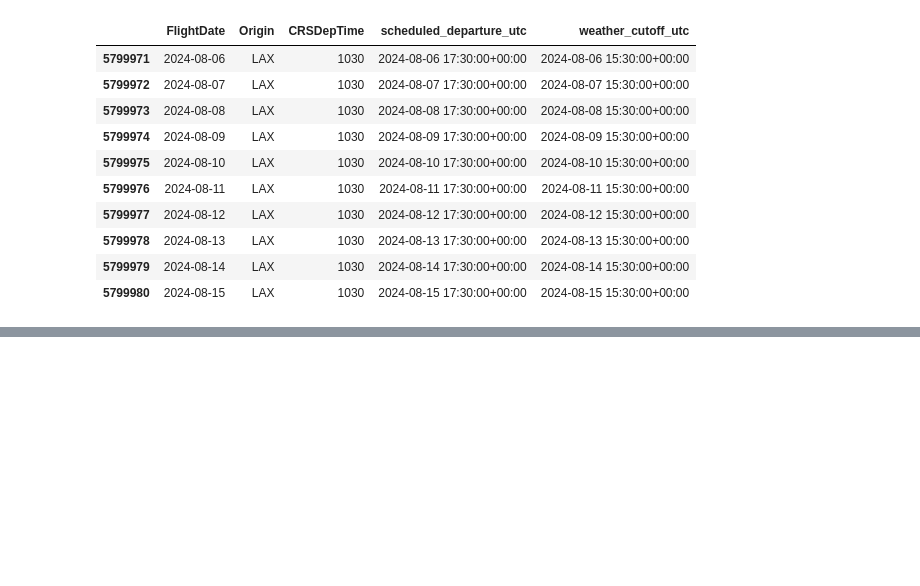
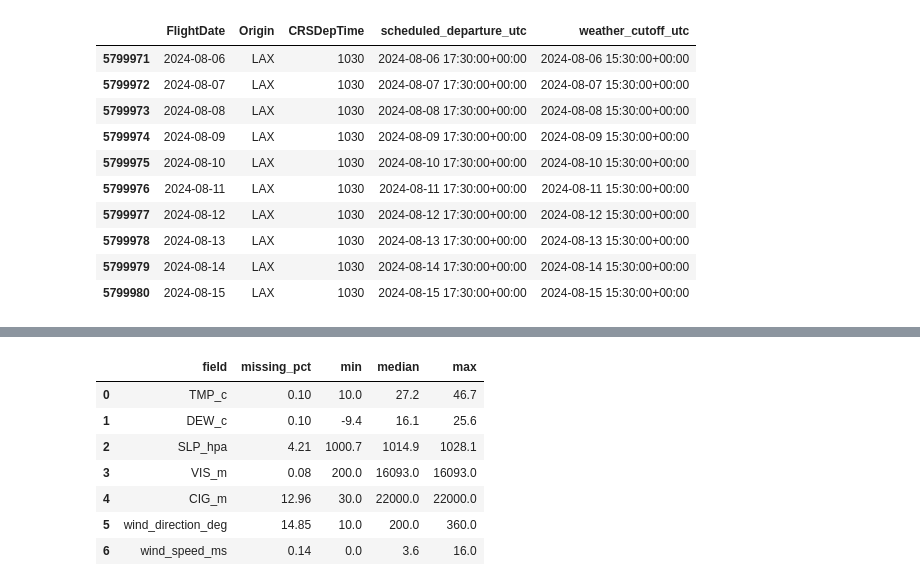
Before and after one commit to devlprkhan/flightdelay-intelligence, a Jupyter notebook: src/notebooks/flight_delay_predV1.3.ipynb, the cells around one changed output, grey strips where cells are left out. Cells and saved outputs as stored; diff of their text form; code cells hidden in the pictures; blank space fills up the shorter version.

```diff
--- a/src/notebooks/flight_delay_predV1.3.ipynb
+++ b/src/notebooks/flight_delay_predV1.3.ipynb
@@ -919,0 +1411,100 @@ Missing weather cutoff: 0
+# %%
+
+# CELL 5 — Decode NOAA fields correctly
+# Uses the raw NOAA strings preserved in pilot_weather.
+
+import numpy as np
+import pandas as pd
+
+def noaa_primary_value(series):
+    """Parse the value before the first comma; honor NOAA missing codes."""
+    raw = series.astype("string").str.strip()
+    first = raw.str.split(",", regex=False).str[0]
+
+    value = pd.to_numeric(
+        first.str.replace("+", "", regex=False),
+        errors="coerce",
+    )
+
+    # NOAA commonly uses these sentinel values for missing data.
+    value = value.mask(first.str.replace("+", "", regex=False).isin(
+        ["9999", "99999", "999999"]
+    ))
+    return value
+
+
+# Temperature and dew point: tenths of °C
+for field in ["TMP", "DEW"]:
+    raw_col = field + "_raw"
+    if raw_col in pilot_weather.columns:
+        pilot_weather[field + "_c"] = noaa_primary_value(
+            pilot_weather[raw_col]
+        ) / 10
+
+# Sea-level pressure: tenths of hPa; 99999 means missing.
+if "SLP_raw" in pilot_weather.columns:
+    pilot_weather["SLP_hpa"] = noaa_primary_value(
+        pilot_weather["SLP_raw"]
+    ) / 10
+
+# Visibility: first value is in meters; 999999 means missing.
+if "VIS_raw" in pilot_weather.columns:
+    pilot_weather["VIS_m"] = noaa_primary_value(
+        pilot_weather["VIS_raw"]
+    ).mask(
+        noaa_primary_value(pilot_weather["VIS_raw"]) >= 999999
+    )
+
+# Ceiling height: first value is in meters; 99999 means missing.
+if "CIG_raw" in pilot_weather.columns:
+    pilot_weather["CIG_m"] = noaa_primary_value(
+        pilot_weather["CIG_raw"]
+    ).mask(
+        noaa_primary_value(pilot_weather["CIG_raw"]) >= 99999
+    )
+
+# Wind: encoded as direction, quality, type, speed, speed quality.
+# Preserve the components separately rather than parsing the whole string.
+if "WND_raw" in pilot_weather.columns:
+    wind_parts = pilot_weather["WND_raw"].astype("string").str.split(
+        ",", expand=True
+    )
+
+    if wind_parts.shape[1] >= 5:
+        direction = pd.to_numeric(wind_parts[0], errors="coerce")
+        speed = pd.to_numeric(wind_parts[3], errors="coerce")
+
+        pilot_weather["wind_direction_deg"] = direction.mask(
+            direction >= 999
+        )
+        pilot_weather["wind_speed_ms"] = speed.mask(
+            speed >= 9999
+        ) / 10
+
+# Report decoded coverage and plausible ranges.
+decoded_cols = [
+    c for c in [
+        "TMP_c", "DEW_c", "SLP_hpa", "VIS_m", "CIG_m",
+        "wind_direction_deg", "wind_speed_ms"
+    ] if c in pilot_weather.columns
+]
+
+display(pd.DataFrame({
+    "field": decoded_cols,
+    "missing_pct": [
+        round(100 * pilot_weather[c].isna().mean(), 2)
+        for c in decoded_cols
+    ],
+    "min": [pilot_weather[c].min() for c in decoded_cols],
+    "median": [pilot_weather[c].median() for c in decoded_cols],
+    "max": [pilot_weather[c].max() for c in decoded_cols],
+}))
+# %% [output]
+|  | field | missing_pct | min | median | max |
+| 0 | TMP_c | 0.10 | 10.0 | 27.2 | 46.7 |
+| 1 | DEW_c | 0.10 | -9.4 | 16.1 | 25.6 |
+| 2 | SLP_hpa | 4.21 | 1000.7 | 1014.9 | 1028.1 |
+| 3 | VIS_m | 0.08 | 200.0 | 16093.0 | 16093.0 |
+| 4 | CIG_m | 12.96 | 30.0 | 22000.0 | 22000.0 |
+| 5 | wind_direction_deg | 14.85 | 10.0 | 200.0 | 360.0 |
+| 6 | wind_speed_ms | 0.14 | 0.0 | 3.6 | 16.0 |
```
Also changed, not shown: parts of 18 cells of this notebook.
